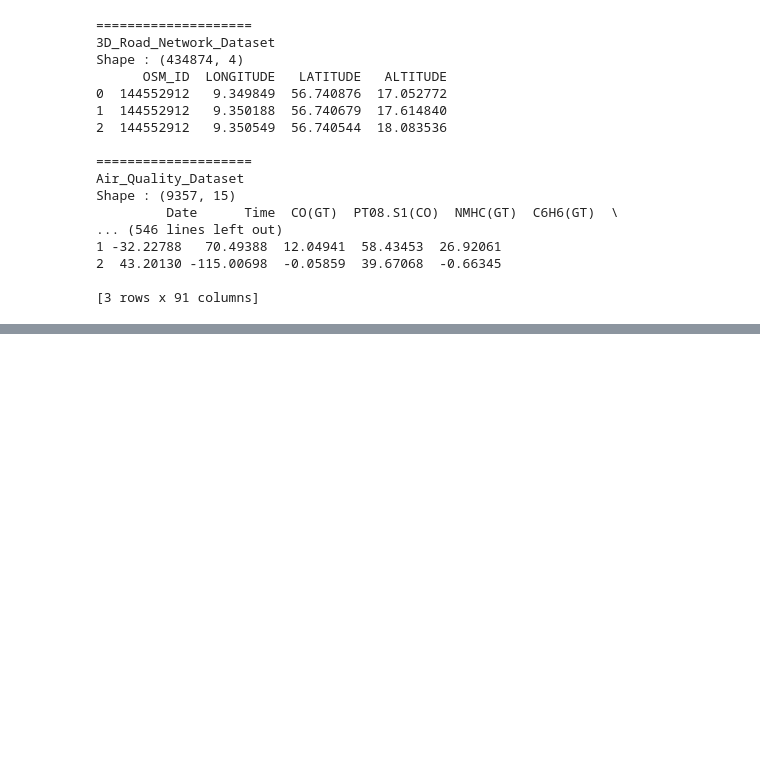
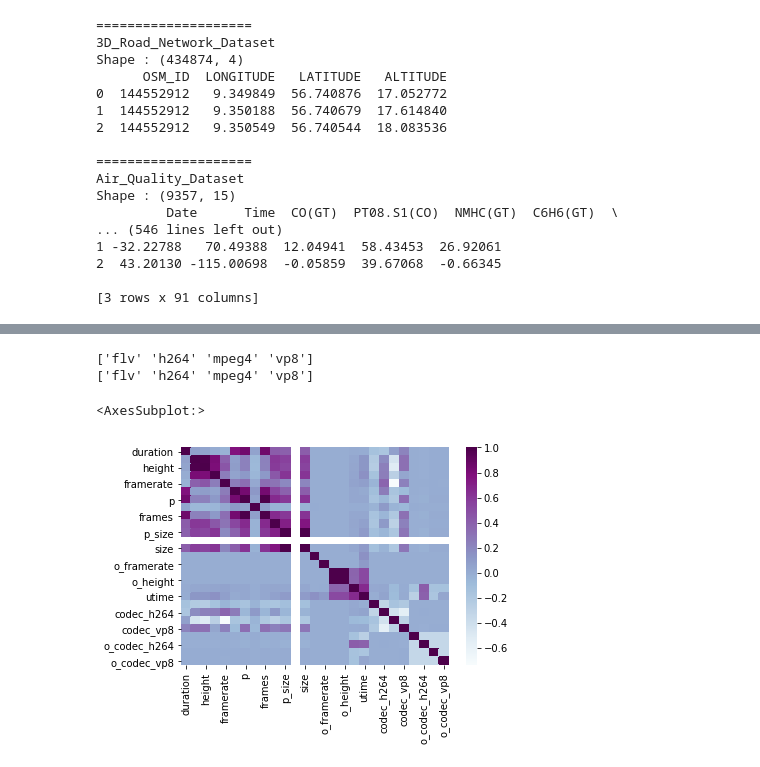
Before and after one commit to ColinTr/ClassificationForRegression, a Jupyter notebook: notebooks/Datasets_First_Study.ipynb, the cells around one changed output, grey strips where cells are left out. Saved outputs shown, nothing was run; the diff lists cells and outputs as text; code cells hidden in the pictures; blank space fills up the shorter version.

```diff
--- a/notebooks/Datasets_First_Study.ipynb
+++ b/notebooks/Datasets_First_Study.ipynb
@@ -273,0 +917,2 @@ plt.show()
+# %%
+tmp_df.drop(["id"], axis=1, inplace=True)  # Drop the id since it doens't make sense for us
@@ -273,0 +939,21 @@ plt.show()
+# %%
+print(np.unique(tmp_df["codec"]))
+print(np.unique(tmp_df["o_codec"]))
+# %% [output]
+['flv' 'h264' 'mpeg4' 'vp8']
+['flv' 'h264' 'mpeg4' 'vp8']
+# %%
+tmp = pd.get_dummies(tmp_df['codec'])
+tmp.columns = ['codec_flv', 'codec_h264', 'codec_mpeg4', 'codec_vp8']
+tmp_df = tmp_df.join(tmp)
+# %%
+tmp = pd.get_dummies(tmp_df['o_codec'])
+tmp.columns = ['o_codec_flv', 'o_codec_h264', 'o_codec_mpeg4', 'o_codec_vp8']
+tmp_df = tmp_df.join(tmp)
+# %%
+tmp_df.drop(['codec', 'o_codec'], axis=1, inplace=True)
+# %%
+sns.heatmap(data=tmp_df.corr(), cmap='BuPu') # Most features aren't correlated so we'll keep all of them
+# %% [output]
+<AxesSubplot:>
+[figure, added]
```
Also changed, not shown: parts of 188 cells of this notebook, 4 other files.
